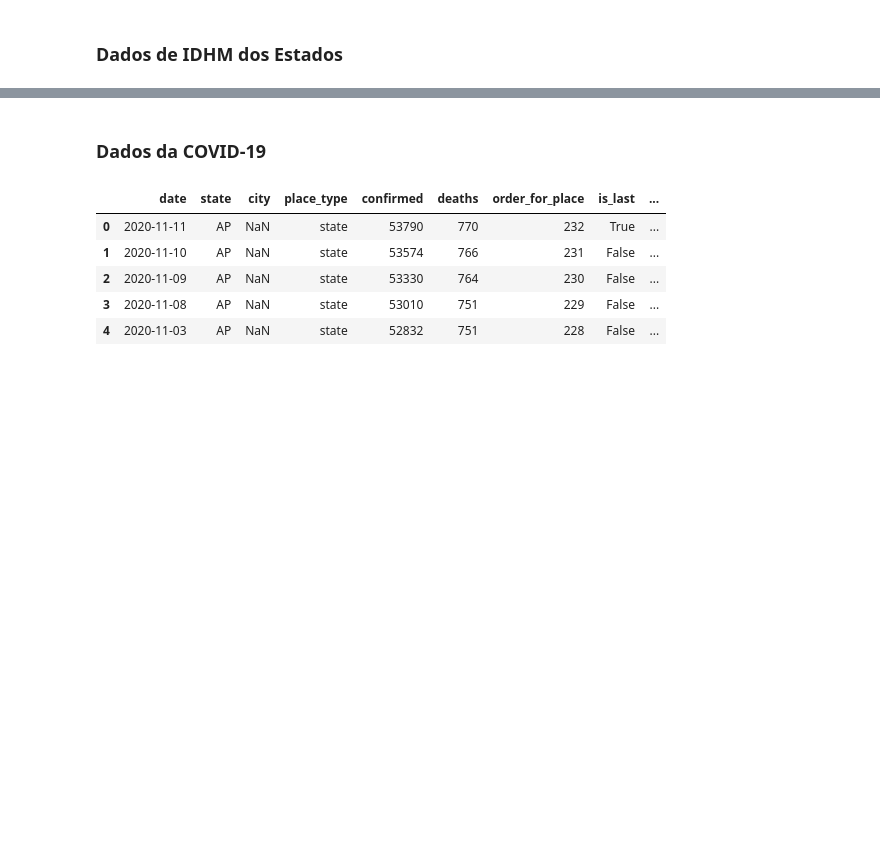
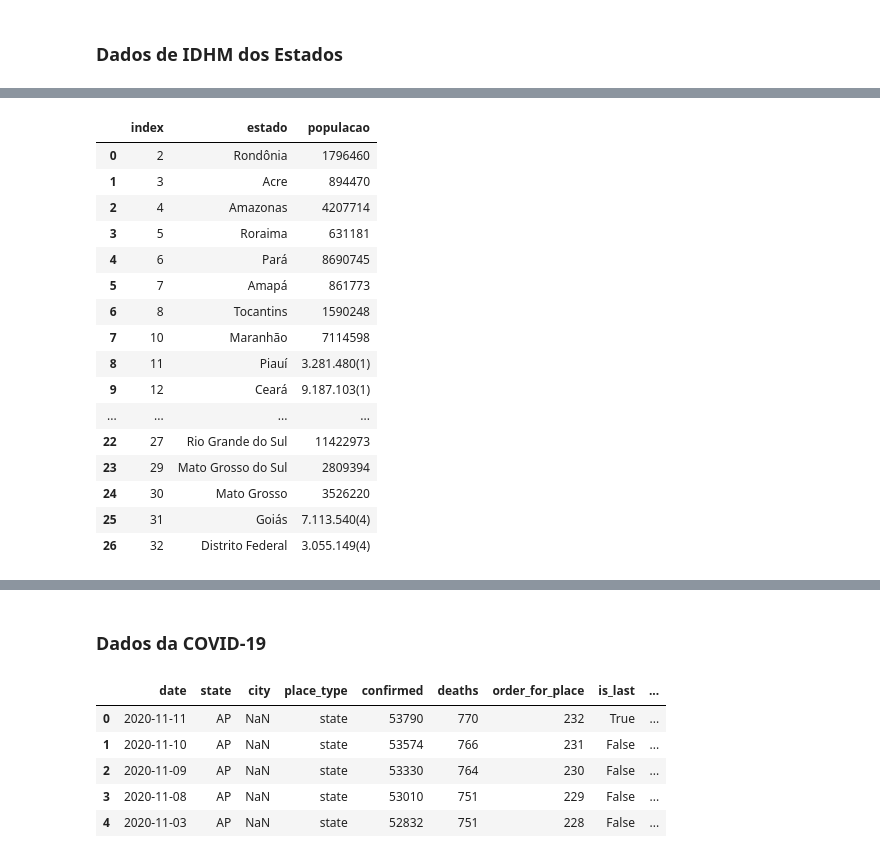
Before and after one commit to gustavopierre/data_science_portfolio, a Jupyter notebook: Gustavo_Moreira_Pierre.ipynb, the cells around one changed output, grey strips where cells are left out. Drawn from its saved outputs; the diff is of its cells as text; code cells hidden in the pictures; blank space fills up the shorter version.

```diff
--- a/Gustavo_Moreira_Pierre.ipynb
+++ b/Gustavo_Moreira_Pierre.ipynb
@@ -70,0 +219,4 @@ pd.options.mode.chained_assignment = None;
+# %%
+estados_pop.dropna(axis=1, inplace=True)
+estados_pop.columns=['estado','populacao']
+estados_pop.head()
@@ -70,0 +242,24 @@ pd.options.mode.chained_assignment = None;
+# %%
+remove = estados_pop.loc[(estados_pop['estado'].isin(['Brasil','Região Norte','Região Sul', 'Região Centro-Oeste', 'Região Nordeste', 'Região Sudeste']))]
+
+estados_pop = estados_pop.drop(remove.index)
+estados_pop = estados_pop.reset_index()
+estados_pop
+# %% [output]
+|  | index | estado | populacao |
+| 0 | 2 | Rondônia | 1796460 |
+| 1 | 3 | Acre | 894470 |
+| 2 | 4 | Amazonas | 4207714 |
+| 3 | 5 | Roraima | 631181 |
+| 4 | 6 | Pará | 8690745 |
+| 5 | 7 | Amapá | 861773 |
+| 6 | 8 | Tocantins | 1590248 |
+| 7 | 10 | Maranhão | 7114598 |
+| 8 | 11 | Piauí | 3.281.480(1) |
+| 9 | 12 | Ceará | 9.187.103(1) |
+| ... | ... | ... | ... |
+| 22 | 27 | Rio Grande do Sul | 11422973 |
+| 23 | 29 | Mato Grosso do Sul | 2809394 |
+| 24 | 30 | Mato Grosso | 3526220 |
+| 25 | 31 | Goiás | 7.113.540(4) |
+| 26 | 32 | Distrito Federal | 3.055.149(4) |
```
Also changed, not shown: parts of 38 cells of this notebook.
